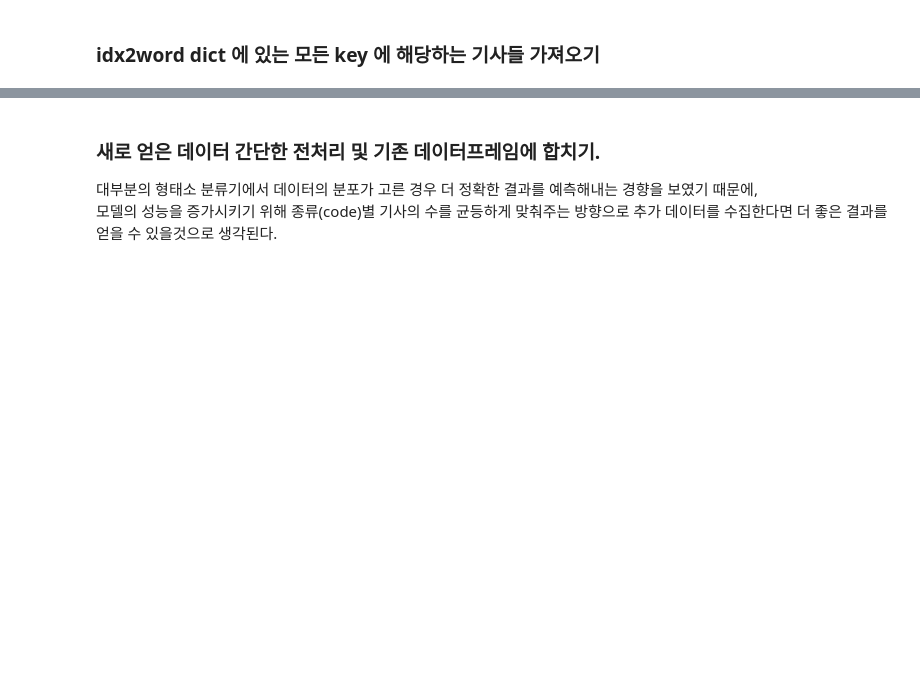
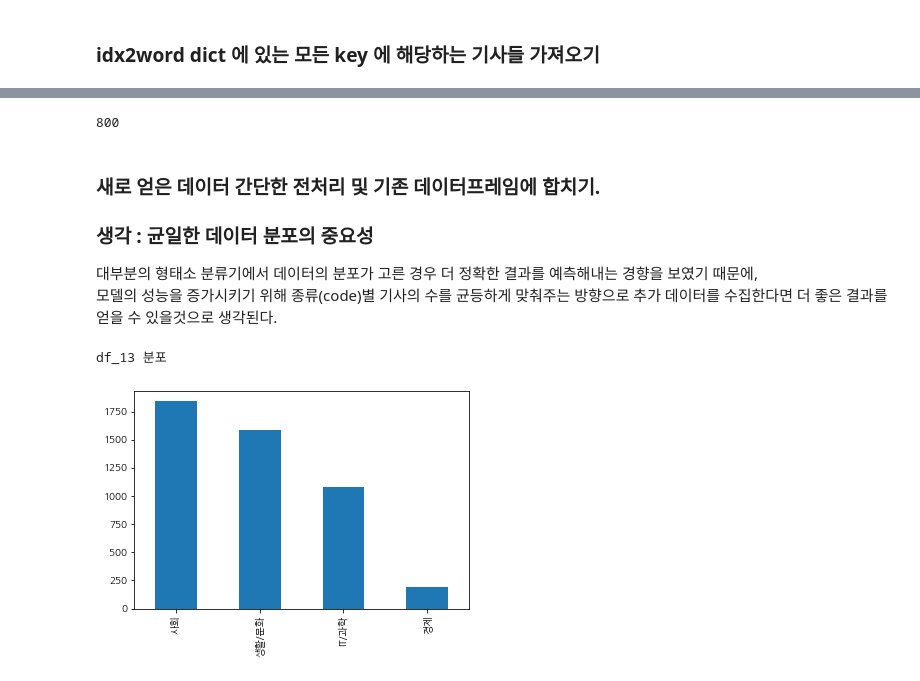
Before and after one commit to bluecandle/2020_AIFFEL, a Jupyter notebook: daily_notes/exploration_codes/e3_code/project_submit.ipynb, the cells around one changed output, grey strips where cells are left out. Cells and saved outputs as stored; diff of their text form; code cells hidden in the pictures; blank space fills up the shorter version.

```diff
--- a/daily_notes/exploration_codes/e3_code/project_submit.ipynb
+++ b/daily_notes/exploration_codes/e3_code/project_submit.ipynb
@@ -636,6 +775,15 @@ AttributeError: 'dict' object has no attribute 'item'
+# %%
+csv_path_3 = os.getenv("HOME") + "/aiffel/news_crawler/news_data_20200803.csv"
+df_3 = pd.read_table(csv_path_3, sep=',')
+
+print(len(df_3))
+# %% [output]
+800
 # %% [markdown]
 ### 새로 얻은 데이터 간단한 전처리 및 기존 데이터프레임에 합치기.
 
+### 생각 : 균일한 데이터 분포의 중요성
+
 대부분의 형태소 분류기에서 데이터의 분포가 고른 경우 더 정확한 결과를 예측해내는 경향을 보였기 때문에,
 모델의 성능을 증가시키기 위해 종류(code)별 기사의 수를 균등하게 맞춰주는 방향으로 추가 데이터를 수집한다면 더 좋은 결과를 얻을 수 있을것으로 생각된다.
 # %%
@@ -646,9 +794,13 @@ df_3['news']
 # 중복된 샘플들을 제거합니다.
 df_3.drop_duplicates(subset=['news'], inplace=True)
 
-df_4 = df_1.append(df_3)
-df_5 = df_2.append(df_3)
+df_13 = df_1.append(df_3)
+df_23 = df_2.append(df_3)
+df_123 = df_13.append(df_2) # df_1,2,3 합치기
 # %%
-df_4['code'].value_counts().plot(kind = 'bar')
-print('df_4의 분포')
+df_13['code'].value_counts().plot(kind = 'bar')
+print('df_13 분포')
+# %% [output]
+df_13 분포
+[figure, added]
 # %%
```
Also changed, not shown: parts of 21 cells of this notebook.
